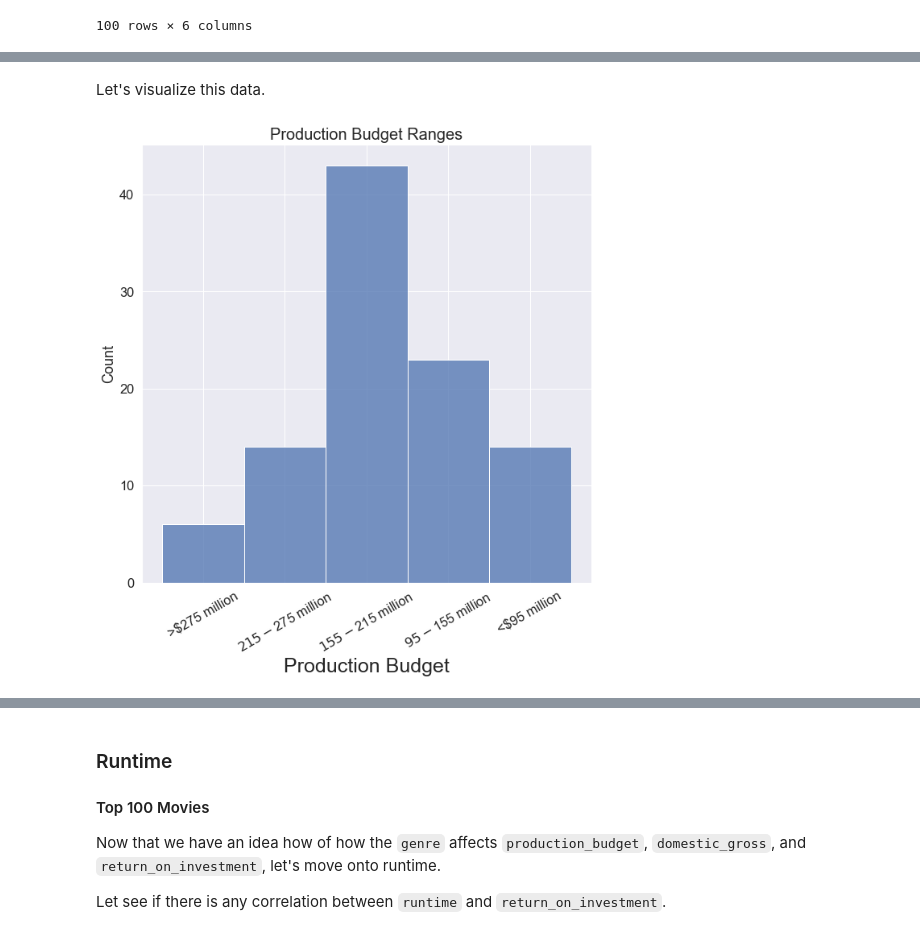
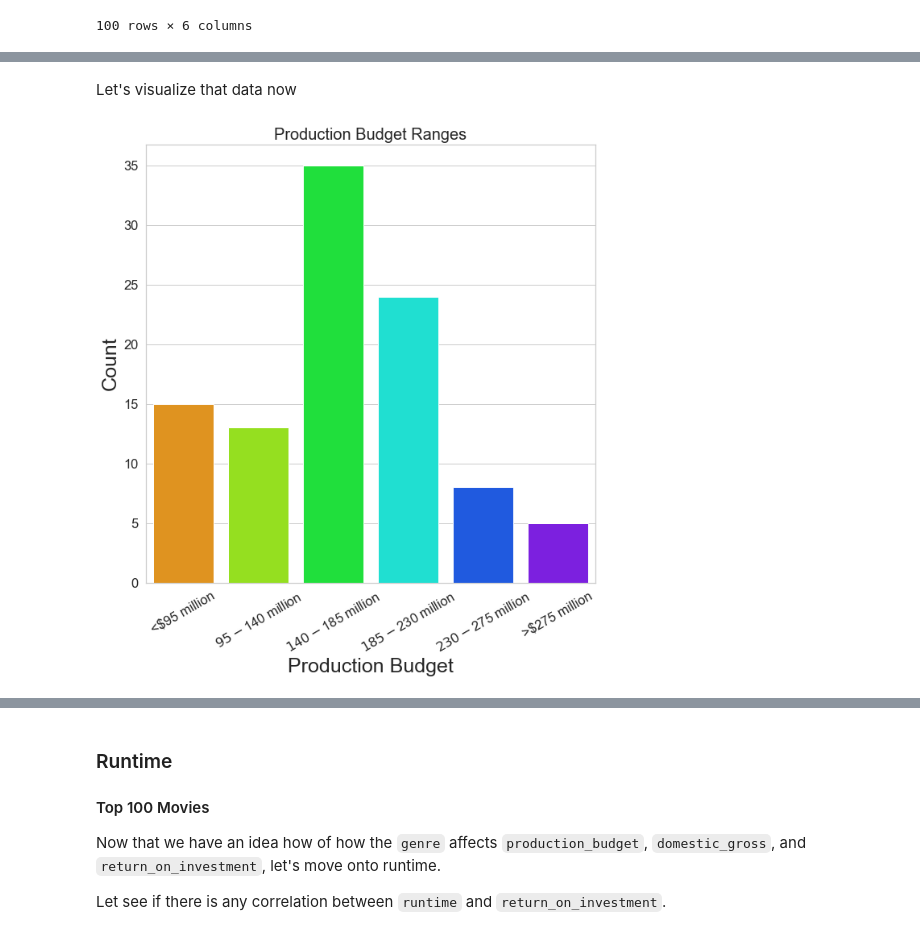
Before and after one commit to rustyb08/phase_1_project, a Jupyter notebook: Microsoft Original Content.ipynb, the cells around one changed output, grey strips where cells are left out. Drawn from its saved outputs; the diff is of its cells as text; code cells hidden in the pictures.

```diff
--- a/Microsoft Original Content.ipynb
+++ b/Microsoft Original Content.ipynb
@@ -1246,6 +1279,9 @@ plt.figure(figsize=(10,10))
 
 # Increase the size of the scale text.
 sns.set(font_scale=1.5)
+
+#sets the background color
+sns.set_style("whitegrid")
 
 # Plot the data
 sns.boxplot(x=top_aa_movies['genres'],
@@ -1269,6 +1305,9 @@ plt.figure(figsize=(10,10))
 
 # Increase the size of the scale text.
 sns.set(font_scale=1.5)
+
+#sets the background color
+sns.set_style("whitegrid")
 
 # Plot the data
 sns.boxplot(x=top_aa_movies['genres'],
@@ -1337,15 +1376,17 @@ top_100_budgets.head(10)
 | Incredibles 2 | 118.0 | 200000000 | 608581744 | 1242520711 | 1042520711 | ... |
 # %%
 for index, row in top_100_budgets.iterrows():
-    if row['production_budget'] < 95000000:
+    if row['production_budget'] <= 95000000:
         top_100_budgets.at[index,'budget_range'] = '<$95 million'
-    elif row['production_budget'] >= 95000000 and row['production_budget'] < 155000000:
-        top_100_budgets.at[index,'budget_range'] = '$95-$155 million'
-    elif row['production_budget'] >= 155000000 and row['production_budget'] < 215000000:
-        top_100_budgets.at[index,'budget_range'] = '$155-$215 million'
-    elif row['production_budget'] >= 215000000 and row['production_budget'] < 275000000:
-        top_100_budgets.at[index,'budget_range'] = '$215-$275 million'
-    elif row['production_budget'] >= 275000000:
+    elif row['production_budget'] > 95000000 and row['production_budget'] <= 140000000:
+        top_100_budgets.at[index,'budget_range'] = '$95-$140 million'
+    elif row['production_budget'] > 140000000 and row['production_budget'] <= 185000000:
+        top_100_budgets.at[index,'budget_range'] = '$140-$185 million'
+    elif row['production_budget'] > 185000000 and row['production_budget'] <= 230000000:
+        top_100_budgets.at[index,'budget_range'] = '$185-$230 million'
+    elif row['production_budget'] > 230000000 and row['production_budget'] <= 275000000:
+        top_100_budgets.at[index,'budget_range'] = '$230-$275 million'
+    elif row['production_budget'] > 275000000:
         top_100_budgets.at[index,'budget_range'] = '>$275 million'
 
 # Let's see if it worked
@@ -1367,0 +1411,3 @@ top_100_budgets.sort_values('production_budget')
+# %%
+budget_ranges=top_100_budgets['budget_range'].value_counts()
+budget_ranges
@@ -1368,26 +1422,32 @@ top_100_budgets.sort_values('production_budget')
 # %% [markdown]
-Let's visualize this data.
+Let's visualize that data now
 # %%
 # Create a plot and set the size.
 plt.figure(figsize=(10,10))
 
 # Increase the size of the scale text.
 sns.set(font_scale=1.5)
 
-# Plot the data
-chart=sns.histplot(top_100_budgets['budget_range'])
+#sets the background color
+sns.set_style("whitegrid")
 
+#Plots the data and puts the x-axis in the order I chose
+sns.barplot(x = budget_ranges.index, y = budget_ranges, palette='gist_rainbow',
+            order=['<$95 million','$95-$140 million','$140-$185 million','$185-$230 million','$230-$275 million','>$275 million'])
 
-# Set the histogram's title.
+# Set the plot title.
 plt.title('Production Budget Ranges', fontsize=20)
 
 # Label the x-axis
 plt.xlabel('Production Budget', fontsize=25)
 
+# Label the x-axis
+plt.ylabel('Count', fontsize=25)
+
 #Angles the x-axis information
 plt.xticks(rotation=30);
 # %% [output]
-[figure, old version]
+[figure, new version]
 # %%
 # Create a plot and set the size.
 plt.figure(figsize=(10,10))
```
Also changed, not shown: parts of 20 cells of this notebook, 3 other files.
